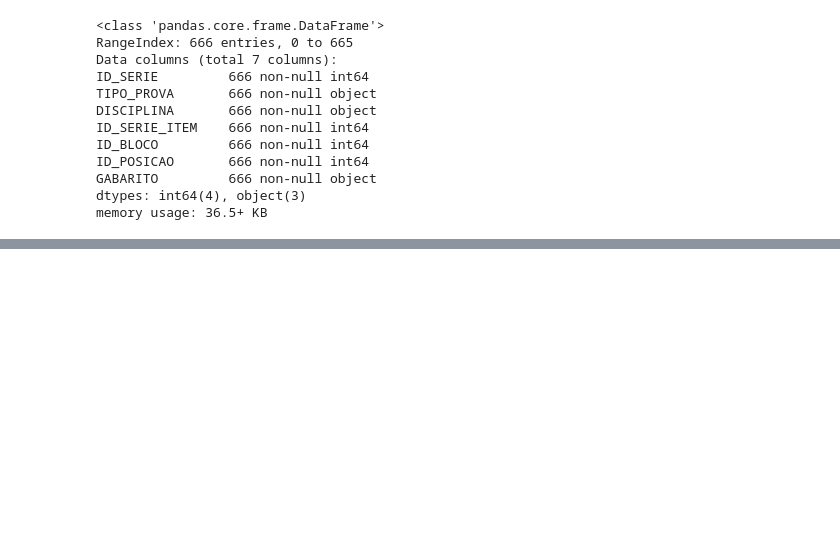
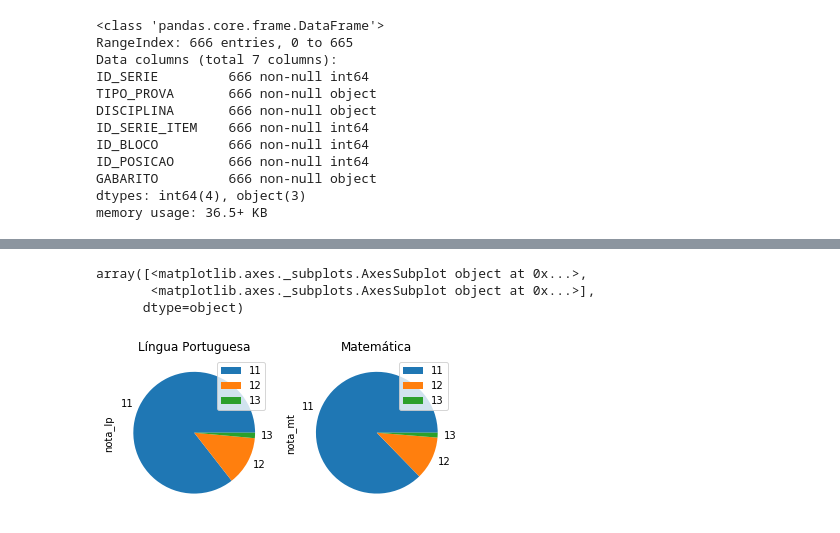
Before and after one commit to GomesDosSantos/AnaliseANEB, a Jupyter notebook: Livro.ipynb, the cells around one changed output, grey strips where cells are left out. Saved outputs shown, nothing was run; the diff lists cells and outputs as text; code cells hidden in the pictures; blank space fills up the shorter version.

```diff
--- a/Livro.ipynb
+++ b/Livro.ipynb
@@ -297,2 +347,4 @@ dados_filtrados_5SEM, qtd_prova_nao_realizada_5SEM = filtrar_dados(df_aluno_5EF,
 # %%
-# dados_filtrados_9SEM, qtd_prova_nao_realizada_9SEM = filtrar_dados(df_aluno_9EF, 0)
+r_filtro, qtd_prova_nao_realizada_9SEM = filtrar_dados(
+    df_aluno_9EF, 0,
+)
@@ -299,2 +372,6 @@ dados_filtrados_5SEM, qtd_prova_nao_realizada_5SEM = filtrar_dados(df_aluno_5EF,
+# %%
+dados_filtrados = dados_filtrados.append(r_filtro, ignore_index=True)
 # %%
-# dados_filtrados_3EM, qtd_prova_nao_realizada_3EM = filtrar_dados(df_aluno_3EM, 0)
+r_filtro, qtd_prova_nao_realizada_3EM = filtrar_dados(
+    df_aluno_3EM, 0,
+)
@@ -314 +399,3 @@ array([], shape=(0, 10), dtype=object)
+# %%
+dados_filtrados = dados_filtrados.append(r_filtro, ignore_index=True)
 # %%
@@ -324,0 +460,10 @@ df_gabarito.query('ID_SERIE == 3 & DISCIPLINA == "LP" & ID_SERIE_ITEM == 9 & ID_
+# %%
+# Em escopo total
+dados_filtrados.groupby('uf').sum()[['nota_lp', 'nota_mt']].apply(
+    lambda x: x / len(dados_filtrados)
+).plot.pie(subplots=True, figsize=(6, 4), title=['Língua Portuguesa', 'Matemática'])
+# %% [output]
+array([<matplotlib.axes._subplots.AxesSubplot object at 0x...>,
+       <matplotlib.axes._subplots.AxesSubplot object at 0x...>],
+      dtype=object)
+[figure, added]
```
Also changed, not shown: parts of 35 cells of this notebook, 1 other file.
